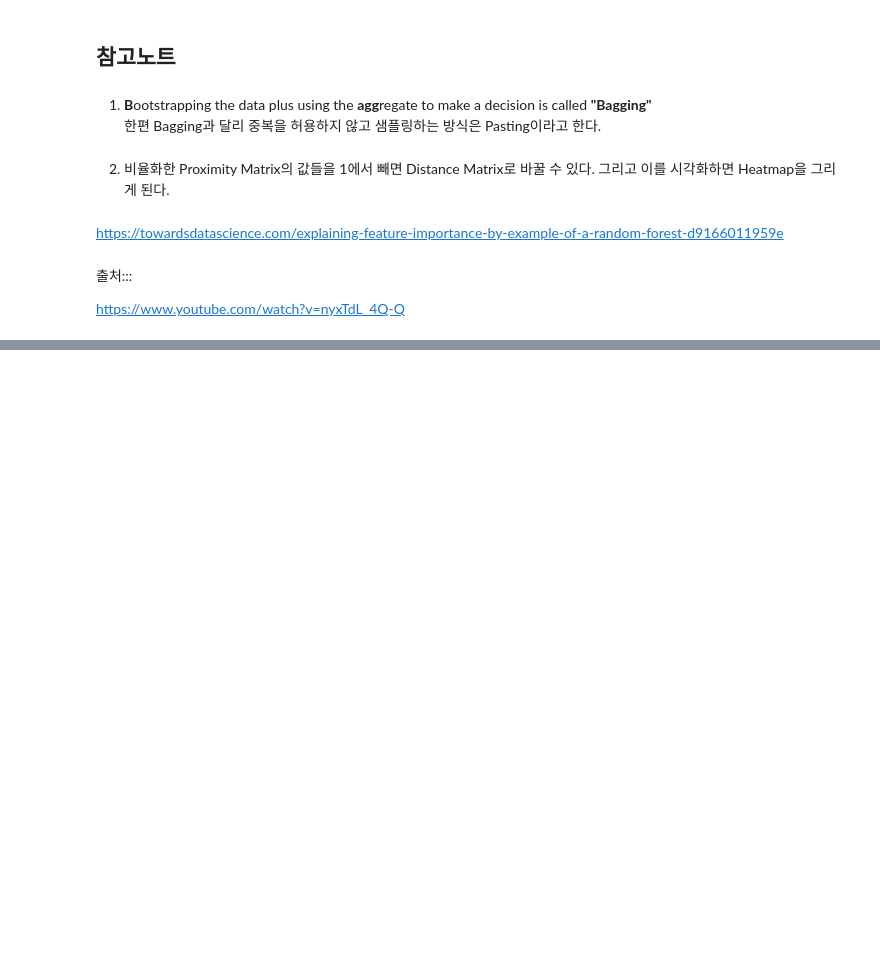
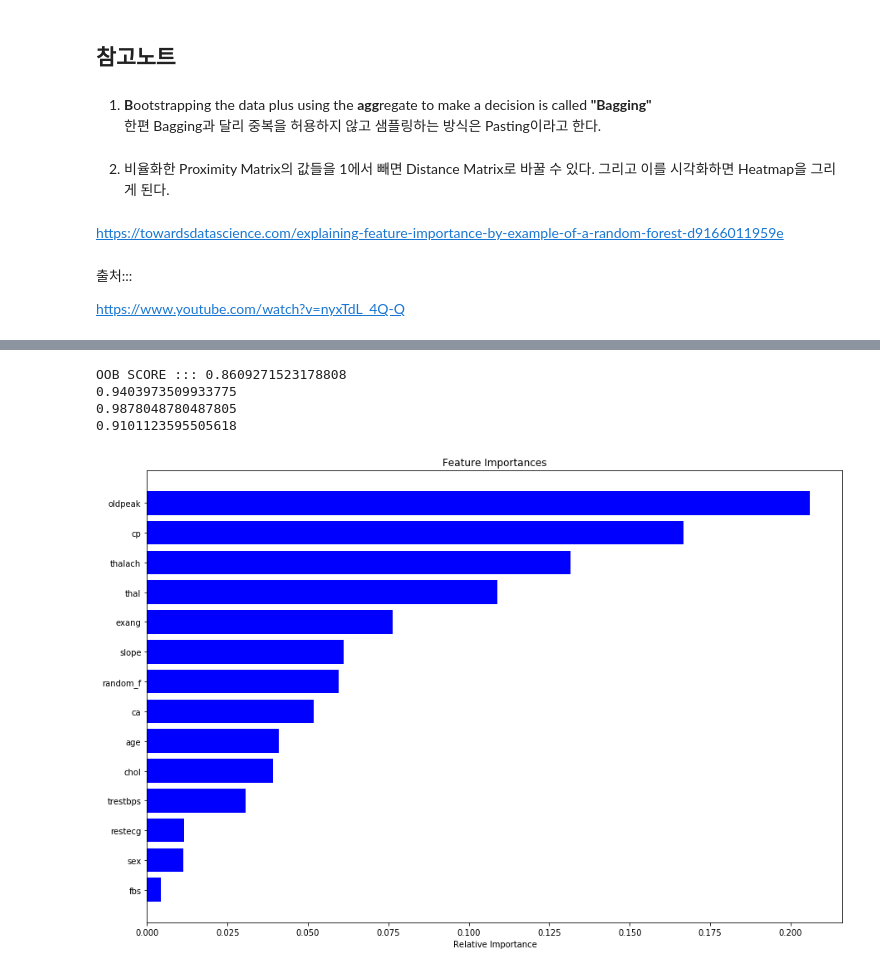
Before and after one commit to Asphalt93/dmqa_study, a Jupyter notebook: dmqa_pytorch/2019_MachineLearning/ML_Algorithm/02_RandomForest.ipynb, the cells around one changed output, grey strips where cells are left out. Drawn from its saved outputs; the diff is of its cells as text; code cells hidden in the pictures; blank space fills up the shorter version.

```diff
--- a/dmqa_pytorch/2019_MachineLearning/ML_Algorithm/02_RandomForest.ipynb
+++ b/dmqa_pytorch/2019_MachineLearning/ML_Algorithm/02_RandomForest.ipynb
@@ -325,0 +448,4 @@ https://www.youtube.com/watch?v=nyxTdL_4Q-Q
+# %%
+pseudo_df = df.copy()
+pseudo_df['random_f'] = random.sample(range(0,303),303)
+pseudo_df.info()
@@ -325,0 +473,3 @@ https://www.youtube.com/watch?v=nyxTdL_4Q-Q
+# %%
+pseudo_df = pseudo_df[['age', 'sex', 'cp', 'trestbps', 'chol', 'fbs', 'restecg', 'thalach',
+       'exang', 'oldpeak', 'slope', 'ca', 'thal', 'random_f', 'target']]
@@ -325,0 +485,30 @@ https://www.youtube.com/watch?v=nyxTdL_4Q-Q
+# %%
+pseudo_model_rf = RandomForestClassifier(n_estimators = 12000, max_depth=4, random_state=42, n_jobs=-1, oob_score = True)
+
+pseudo_model_rf.fit(pseudo_df[pseudo_df.columns[:-1]].iloc[train_idx],
+            pseudo_df[pseudo_df.columns[-1]].iloc[train_idx])
+print('OOB SCORE :::',pseudo_model_rf.oob_score_)
+
+pseudo_model_prediction = pseudo_model_rf.predict(pseudo_df[pseudo_df.columns[:-1]].iloc[test_idx])
+
+print(accuracy_score(pseudo_df[pseudo_df.columns[-1]].iloc[test_idx], pseudo_model_prediction))
+print(recall_score(pseudo_df[pseudo_df.columns[-1]].iloc[test_idx], pseudo_model_prediction))
+print(precision_score(pseudo_df[pseudo_df.columns[-1]].iloc[test_idx], pseudo_model_prediction))
+# %% [output]
+OOB SCORE ::: 0.8609271523178808
+0.9403973509933775
+0.9878048780487805
+0.9101123595505618
+# %%
+features = pseudo_df.columns[:-1]
+importances = pseudo_model_rf.feature_importances_
+indices = np.argsort(importances)
+
+plt.figure(figsize=(15,10))
+plt.title('Feature Importances')
+plt.barh(range(len(indices)), importances[indices], color='b', align='center')
+plt.yticks(range(len(indices)), [features[i] for i in indices])
+plt.xlabel('Relative Importance')
+plt.show()
+# %% [output]
+[figure, added]
```
Also changed, not shown: parts of 24 cells of this notebook, 1 other file.
